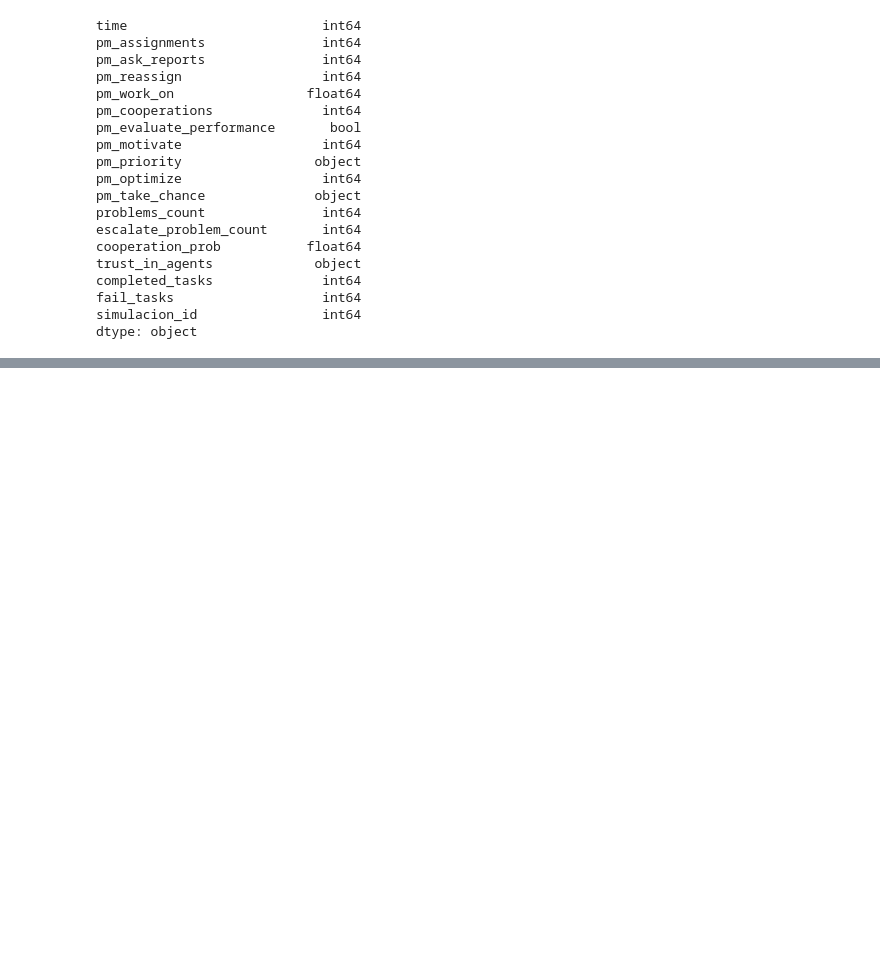
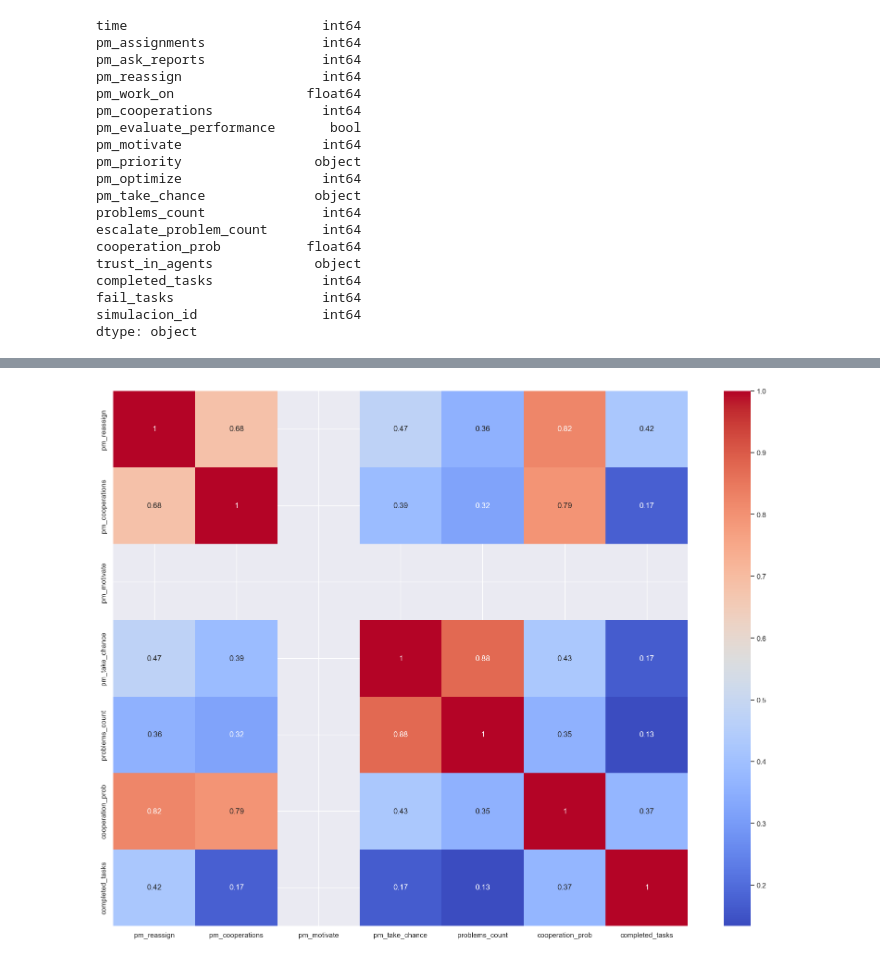
Before and after one commit to roo1202/ProjectManager, a Jupyter notebook: Data_Analysis.ipynb, the cells around one changed output, grey strips where cells are left out. Cells and saved outputs as stored; diff of their text form; code cells hidden in the pictures; blank space fills up the shorter version.

```diff
--- a/Data_Analysis.ipynb
+++ b/Data_Analysis.ipynb
@@ -128,0 +165,10 @@ KeyError: 'simulacion_id'
+# %%
+import numpy as np
+# vamos a eliminar las columnas que no analizaremos
+correlation_matrix = df_summary.corr()
+
+fig, ax = plt.subplots(figsize=(20, 15))
+sns.heatmap(np.abs(correlation_matrix), annot=True, cmap='coolwarm')
+plt.show()
+# %% [output]
+[figure, added]
```
Also changed, not shown: parts of 12 cells of this notebook, 4 other files.
